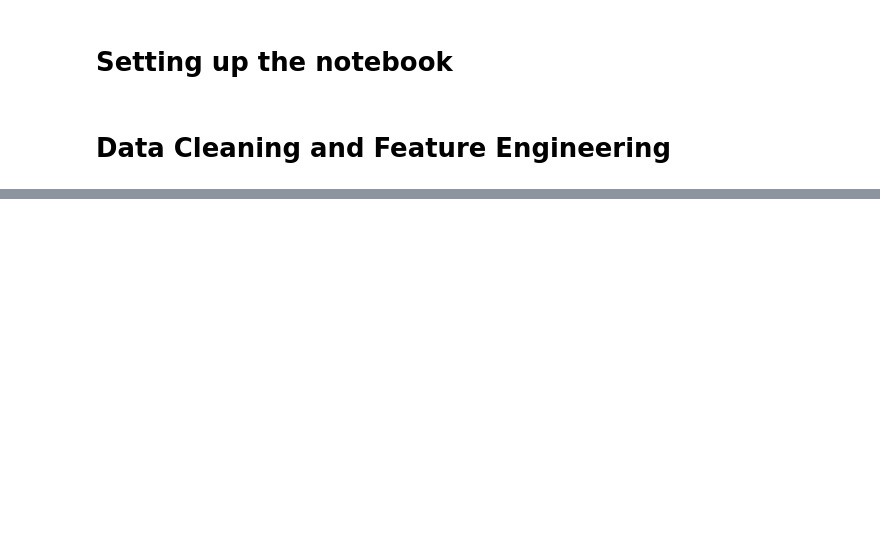
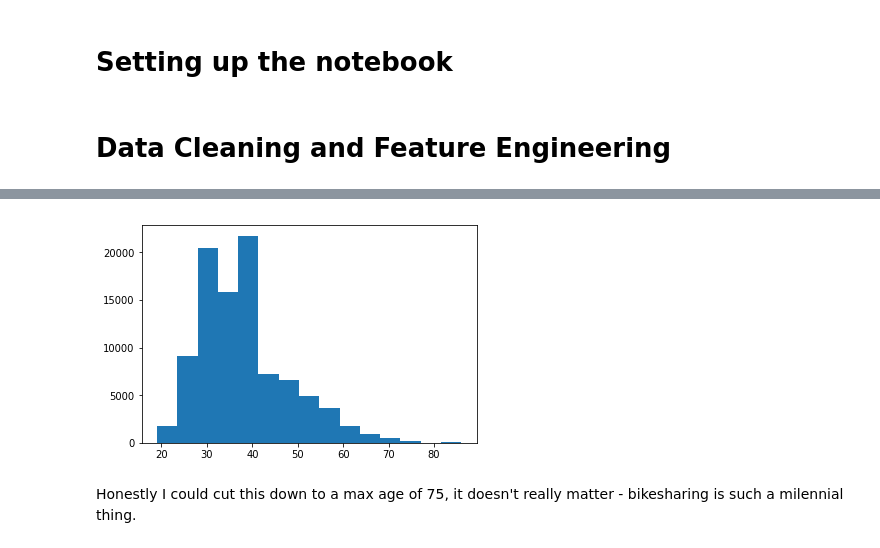
Before and after one commit to rileypredum/lyft_analysis, a Jupyter notebook: dev_df_data_cleaning.ipynb, the cells around one changed output, grey strips where cells are left out. Saved outputs shown, nothing was run; the diff lists cells and outputs as text; code cells hidden in the pictures; blank space fills up the shorter version.

```diff
--- a/dev_df_data_cleaning.ipynb
+++ b/dev_df_data_cleaning.ipynb
@@ -98,0 +133,10 @@ dev_df_with_cost.head()
+# %%
+dev_df = dev_df[dev_df['age'] < 90]
+# %%
+age = dev_df['age']
+
+plt.hist(x=age, bins = 15);
+# %% [output]
+[figure, added]
+# %% [markdown]
+Honestly I could cut this down to a max age of 75, it doesn't really matter - bikesharing is such a milennial thing.
```
Also changed, not shown: parts of 9 cells of this notebook.
